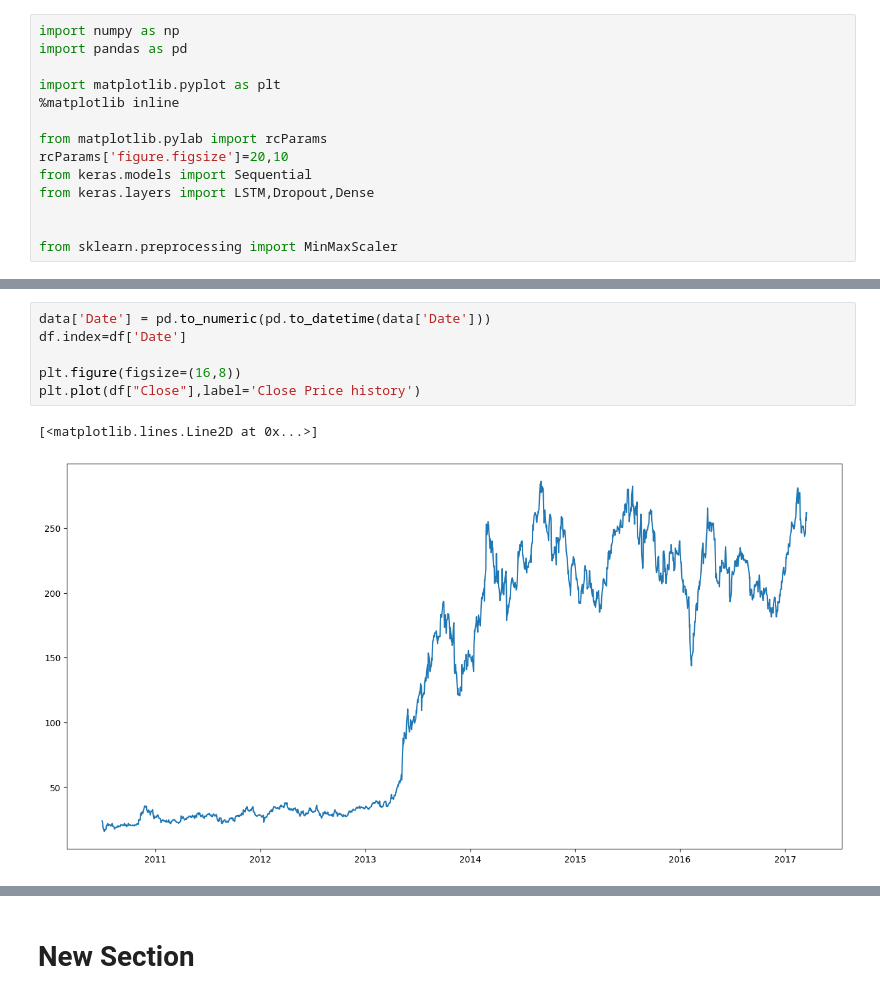
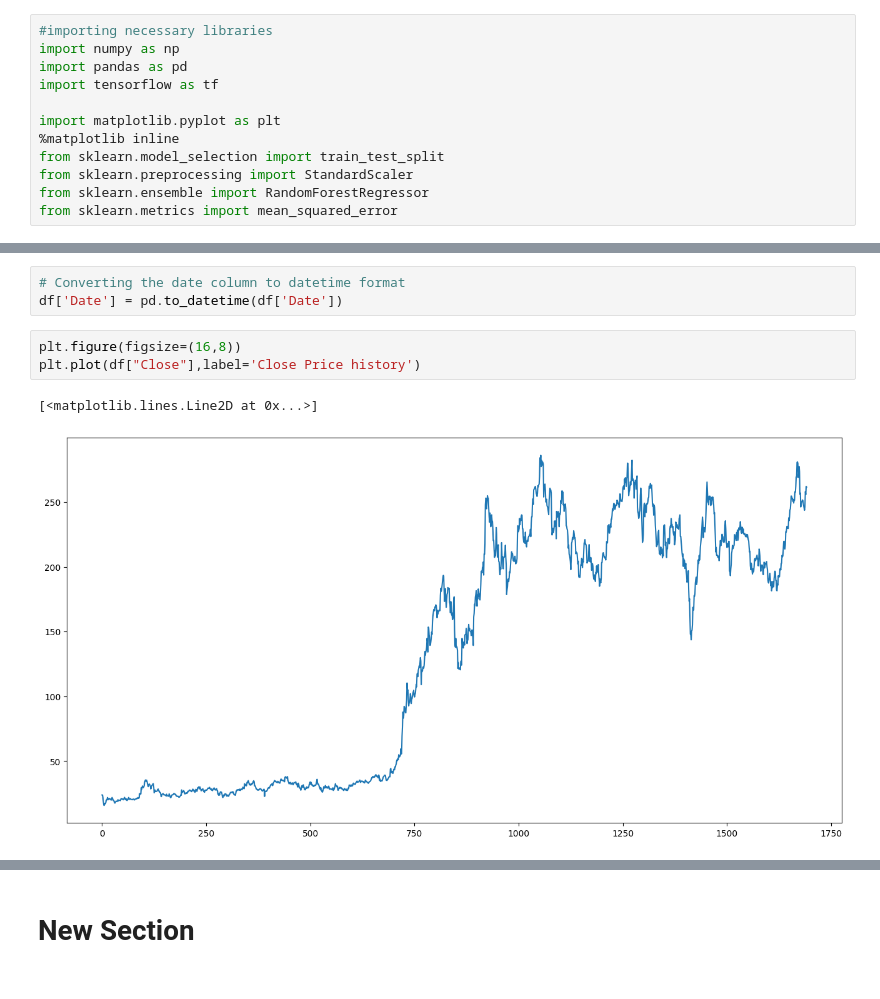
Before and after one commit to mansiipandey/SMP, a Jupyter notebook: SMP.ipynb, the cells around one changed output, grey strips where cells are left out. Cells and saved outputs as stored; diff of their text form.

```diff
--- a/SMP.ipynb
+++ b/SMP.ipynb
@@ -9,14 +9,12 @@ Requirement already satisfied: certifi>=2017.4.17 in /usr/local/lib/python3.10/d
 # %%
+#importing necessary libraries
 import numpy as np
 import pandas as pd
+import tensorflow as tf
 
 import matplotlib.pyplot as plt
 %matplotlib inline
-
-from matplotlib.pylab import rcParams
-rcParams['figure.figsize']=20,10
-from keras.models import Sequential
-from keras.layers import LSTM,Dropout,Dense
-
-
-from sklearn.preprocessing import MinMaxScaler
+from sklearn.model_selection import train_test_split
+from sklearn.preprocessing import StandardScaler
+from sklearn.ensemble import RandomForestRegressor
+from sklearn.metrics import mean_squared_error
@@ -29,9 +46,9 @@ FileNotFoundError: [Errno 2] No such file or directory: 'tesla_dataset.csv'
+# %%
+# Converting the date column to datetime format
+df['Date'] = pd.to_datetime(df['Date'])
 # %%
-data['Date'] = pd.to_numeric(pd.to_datetime(data['Date']))
-df.index=df['Date']
-
 plt.figure(figsize=(16,8))
 plt.plot(df["Close"],label='Close Price history')
 # %% [output]
 [<matplotlib.lines.Line2D at 0x...>]
-[figure, old version]
+[figure, new version]
```
Also changed, not shown: parts of 17 cells of this notebook.
